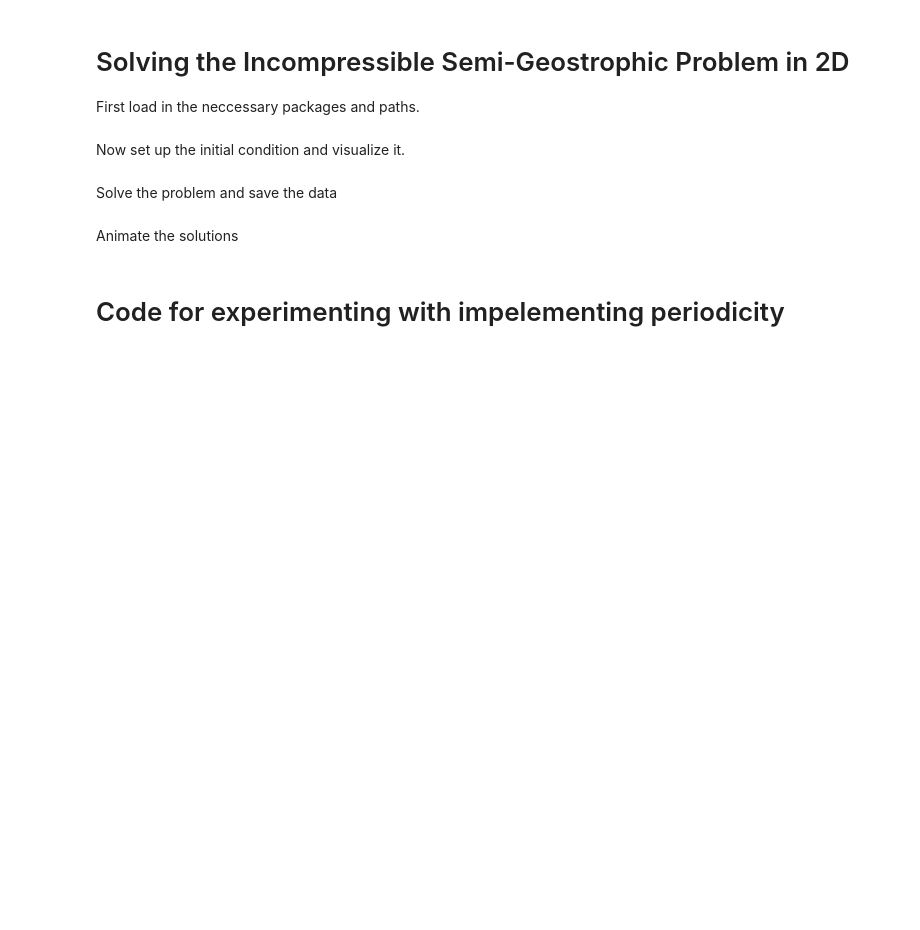
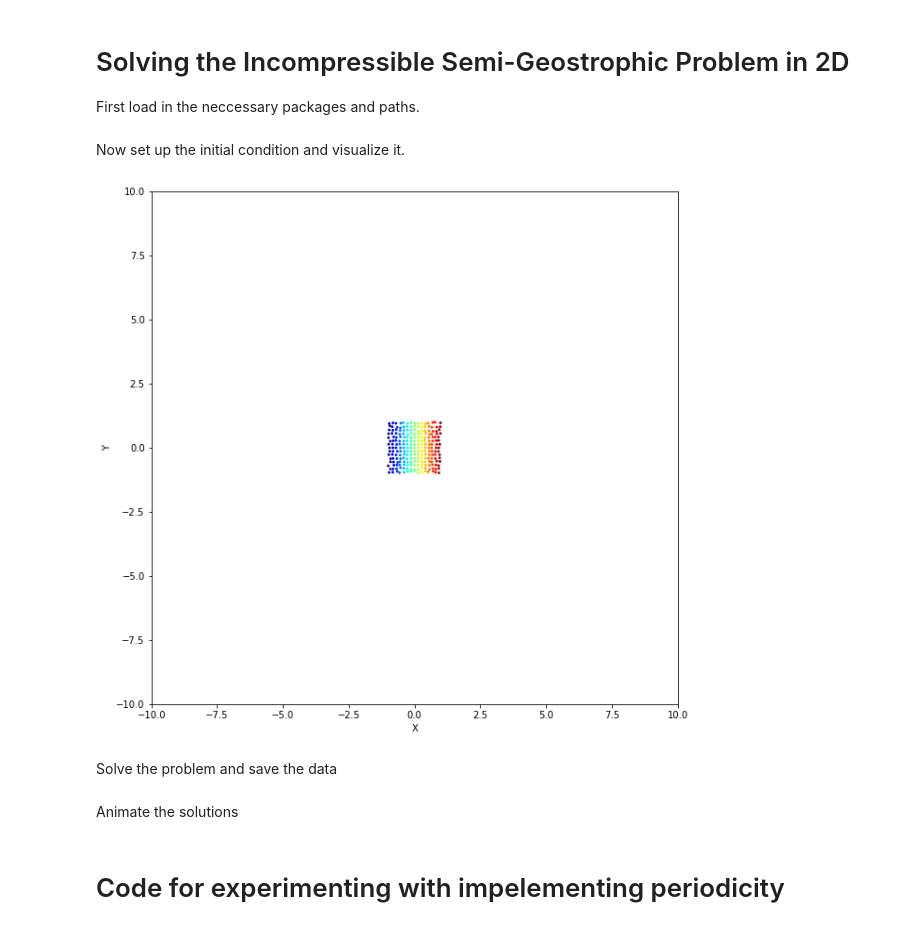
Before and after one commit to thelavier/2DIncompressibleSG, a Jupyter notebook: testspace.ipynb, the cells around one changed output. Saved outputs shown, nothing was run; the diff lists cells and outputs as text; code cells hidden in the pictures; blank space fills up the shorter version.

```diff
--- a/testspace.ipynb
+++ b/testspace.ipynb
@@ -15,29 +15,31 @@ import animators as ani
 Now set up the initial condition and visualize it.
 # %%
 # Define the parameters of the system
-N = 1225 #Number of seeds
-box = [0, 0, 1, 1] #list or tuple defining domain [xmin, ymin, xmax, ymax]
+N = 225 #Number of seeds
+box = [-1, -1, 1, 1] #list or tuple defining domain [xmin, ymin, xmax, ymax]
 per_tol = 1e-3 #Percent tolerance
-periodic_x = False # Set the periodicity of X
+periodic_x = True # Set the periodicity of X
 periodic_y = False # Set the periodicity of Y
-tf = 1 #Final time
-Ndt = 100 #Number of timesteps
+tf = 0.1 #Final time
+Ndt = 10 #Number of timesteps
 
 #Initialize initial condition
-Z = ic.create_initial(N, -4, -4, 4, 4, 'lattice')
+Z = ic.create_initial(N, -1, -1, 1, 1, 'lattice')
 
 #Plot the initial condition
 
 fig = plt.figure()
 fig.set_size_inches(10, 10, True)
 ax = fig.add_subplot()
 ax.scatter(Z[:,0], Z[:,1], c = Z[:,0], cmap = 'jet', edgecolor = 'none', s = 8)
 ax.set_xlim([-10, 10])
 ax.set_ylim([-10, 10])
 ax.set_xlabel('X')
 ax.set_ylabel('Y')
 
 plt.show()
+# %% [output]
+[figure, added]
 # %% [markdown]
 Solve the problem and save the data
 # %%
```
Also changed, not shown: parts of 2 cells of this notebook, 9 other files.
